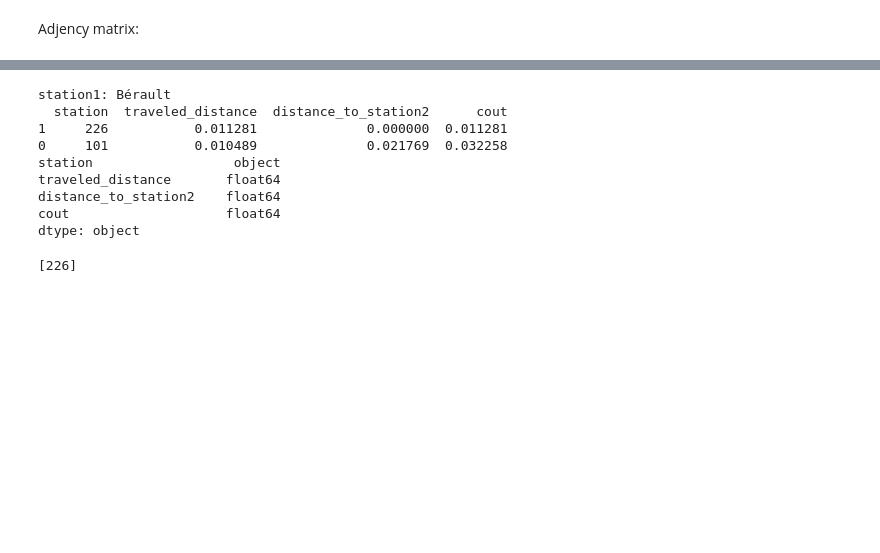
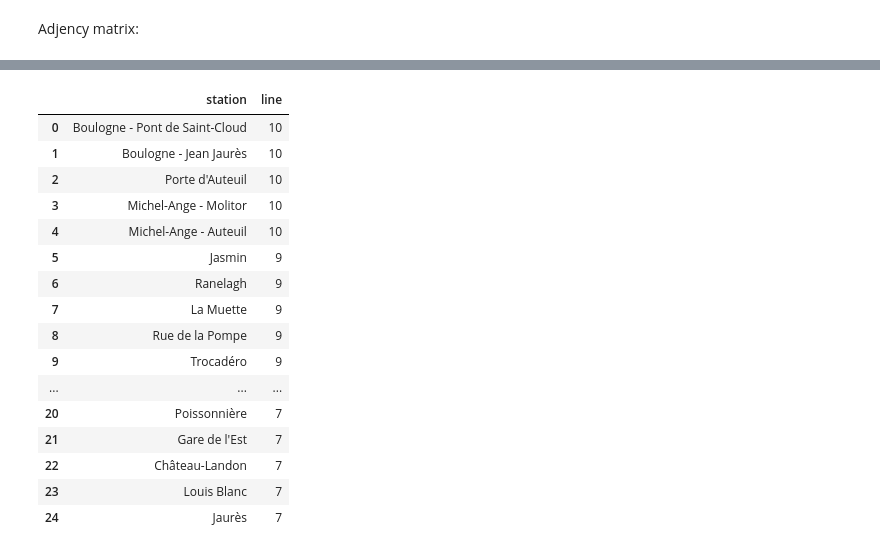
Before and after one commit to SerranoAdrian/FlowForecasting, a Jupyter notebook: ProjetPau.ipynb, the cells around one changed output, grey strips where cells are left out. Saved outputs shown, nothing was run; the diff lists cells and outputs as text; code cells hidden in the pictures; blank space fills up the shorter version.

Commit message:
Fonction pour trouver le trajet optimal entre deux gares implémenté, la prise en compte du temps de correspondance a été ajouté

```diff
--- a/ProjetPau.ipynb
+++ b/ProjetPau.ipynb
@@ -210,7 +191,4 @@ def get_station_name(index):
 # %%
-def distance(lat1, lon1, lat2, lon2):
-    return sqrt((lat1-lat2)**2 + (lon1-lon2)**2)
-
 def distance(station_index1, station_index2):
   lat1 = station_coords.iloc[station_index1,1]
   lon1 = station_coords.iloc[station_index1,2]
@@ -269,20 +233,24 @@ def get_adjacent_stations(station1, traveled_distance, station2, route):
   adjacent_stations = pd.DataFrame(columns=['station', 'traveled_distance','distance_to_station2','cout','route','sation_name'])
 
 
-  for i in range(n):
+  for i in range(num_stations):
     #Select the stations adjacent to station1
     if adjency_matrix[station1,i] != 0:
+      route_i= route.copy()
       #Compute distances from station1 to station i and station2
       distance_to_station2 = distance_matrix[i,station2]
       new_traveled_distance = traveled_distance + distance_matrix[station1,i]
 
-      #Add an extra cost if there is a line change PAS ENCORE AU POINT
-      if adjency_matrix[station1,i] == 2:
-        new_traveled_distance += 100
 
-      #Add the station to the route
-      route_i = route.copy()
-      route_i.append(i)
+      # add a malus if a line change is needed
+      if route_i.iloc[route_i.shape[0]-1,1] in get_station_line_of(i):
+        new_line = route_i.iloc[route_i.shape[0]-1,1]
+      else:
+        new_line = shared_line(station1,i)
+        new_traveled_distance += 0.1 # the distance between two station is around 0.01 (around 1 minute), we suppose that a line change is around 10 minutes, that's why we add 0.1 distance
+
+      #Add the station to the route_i
+      route_i.loc[len(route_i)] = [i, new_line]
 
       #Add station i and his parameters to potential next stations to explore
       adjacent_stations = pd.concat([adjacent_stations,
@@ -290,8 +258,7 @@ def get_adjacent_stations(station1, traveled_distance, station2, route):
                                                    'traveled_distance': [new_traveled_distance.astype(float)],
                                                    'distance_to_station2': [distance_to_station2.astype(float)],
                                                    'cout': [(new_traveled_distance + distance_to_station2).astype(float)],
-                                                   'route': [route_i],
-                                                   'sation_name': [get_station_name(i)]
+                                                   'route': [route_i]
                                                    })], ignore_index=True)
 
   return adjacent_stations
@@ -304,13 +271,13 @@ def trouver_trajets(station1, station2, traveled_distance, route, next_stations)
   route: list, stations already seen
   next_stations: dataframe, stations to visit with the traveled distance to reach them
   """
-  print("station1: " + get_station_name(station1))
 
   adjacent_stations = get_adjacent_stations(station1, traveled_distance, station2, route)
 
   #add the adjacent stations to station to visit
   new_next_stations = pd.concat([next_stations, adjacent_stations], ignore_index=True).sort_values(by='cout',ascending=True,ignore_index=True).drop_duplicates('station', keep="first")
-  #compute the station that bring the closest to station2
+
+  # compute the station that bring the closest to station2
   new_station1= new_next_stations.iloc[0,0]
   new_traveled_distance = new_next_stations.iloc[0,1]
   new_route = new_next_stations.iloc[0,4]
@@ -319,11 +286,17 @@ def trouver_trajets(station1, station2, traveled_distance, route, next_stations)
   new_next_stations = new_next_stations.drop(index = new_next_stations[new_next_stations['station'] == new_station1].index) #maybe just delete index0
 
   if new_station1 == station2:
-    return route
+    new_route['station'] = new_route['station'].apply(get_station_name)
+    return new_route
+
+  #TO DELETE
+  #if new_route.shape[0] > 3:
+  # return new_route
 
   else:
     return trouver_trajets(new_station1, station2, new_traveled_distance, new_route, new_next_stations)
 # %%
-next_stations_init = pd.DataFrame(columns=['station', 'traveled_distance','distance_to_station2', 'cout'])
+next_stations_init = pd.DataFrame(columns=['station', 'traveled_distance','distance_to_station2', 'cout','route'])
+route = pd.DataFrame(columns=['station', 'line'])
 station_index1 = get_index('Bérault')
-station_index2 = get_index('Château de Vincennes')
+station_index2 = get_index('Champs-Élysées - Clemenceau')
@@ -424,13 +303,23 @@ dtype: object
-# %%
-trouver_trajets(station_index1,station_index2,0,[],next_stations_init)
-# %% [output]
-station1: Bérault
-  station  traveled_distance  distance_to_station2      cout
-1     226           0.011281              0.000000  0.011281
-0     101           0.010489              0.021769  0.032258
-station                  object
-traveled_distance       float64
-distance_to_station2    float64
-cout                    float64
-dtype: object
-[226]
+# %%
+station_index1 = get_index('Boulogne - Pont de Saint-Cloud')
+station_index2 = get_index('Jaurès')
+
+trouver_trajets(station_index1, station_index2,0,pd.DataFrame({'station': station_index1, 'line': get_station_line_of(station_index1)[0]}, index=[0]),next_stations_init)
+# %% [output]
+|  | station | line |
+| 0 | Boulogne - Pont de Saint-Cloud | 10 |
+| 1 | Boulogne - Jean Jaurès | 10 |
+| 2 | Porte d'Auteuil | 10 |
+| 3 | Michel-Ange - Molitor | 10 |
+| 4 | Michel-Ange - Auteuil | 10 |
+| 5 | Jasmin | 9 |
+| 6 | Ranelagh | 9 |
+| 7 | La Muette | 9 |
+| 8 | Rue de la Pompe | 9 |
+| 9 | Trocadéro | 9 |
+| ... | ... | ... |
+| 20 | Poissonnière | 7 |
+| 21 | Gare de l'Est | 7 |
+| 22 | Château-Landon | 7 |
+| 23 | Louis Blanc | 7 |
+| 24 | Jaurès | 7 |
```
Also changed, not shown: parts of 77 cells of this notebook.
